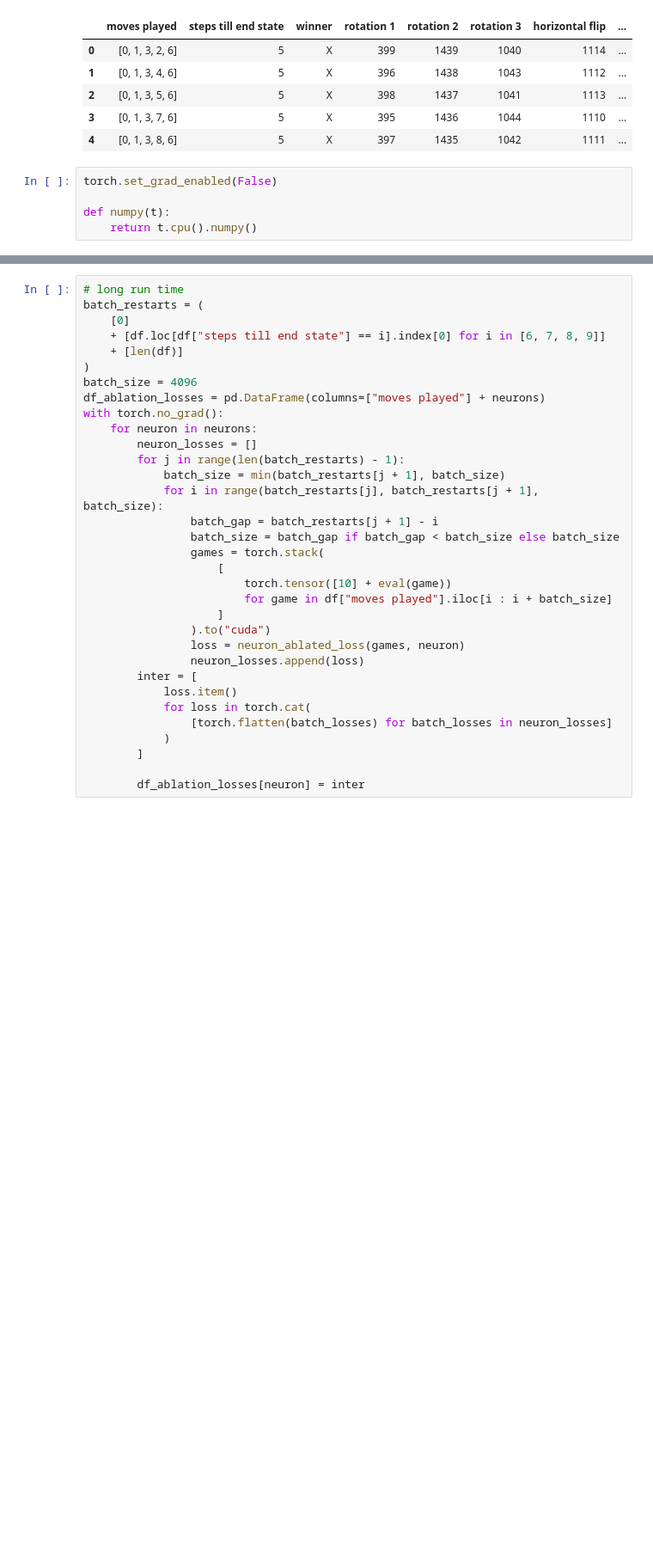
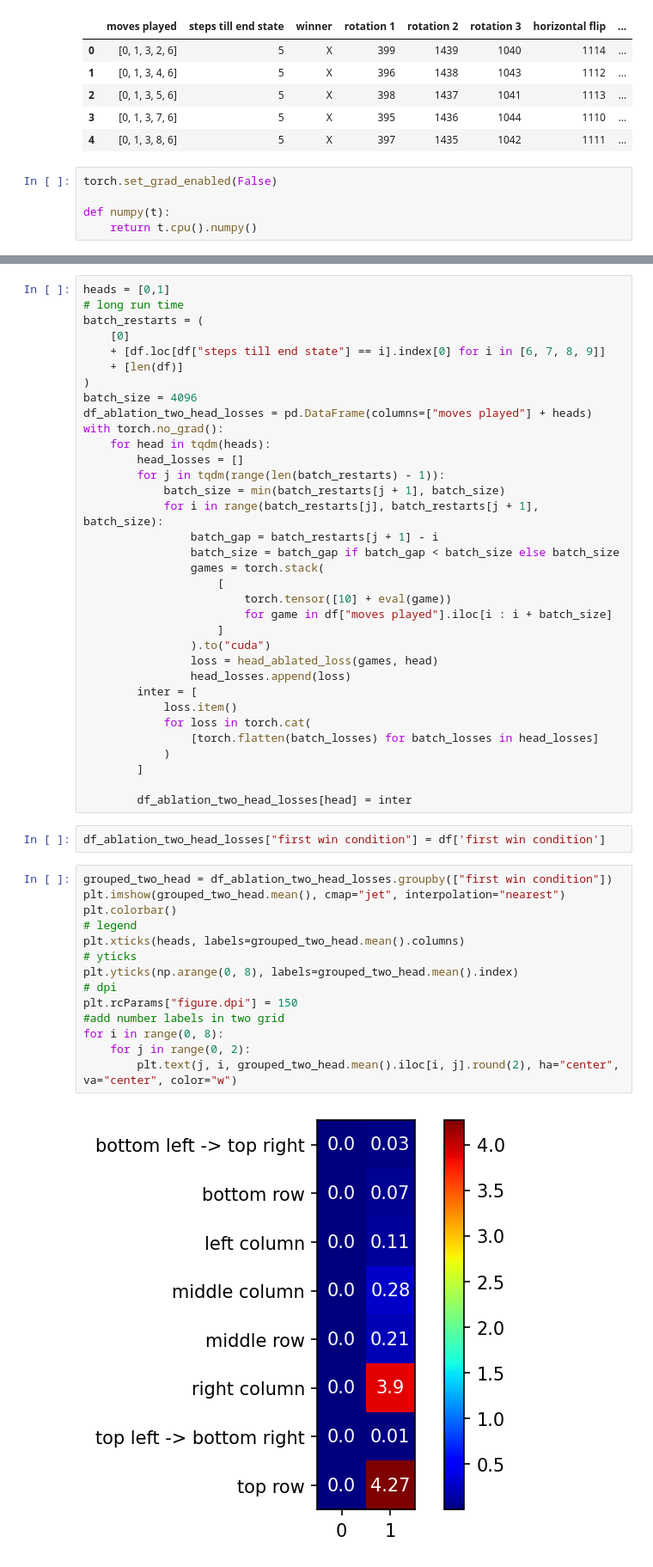
Before and after one commit to obayyub/Alphatoe, a Jupyter notebook: notebooks/230803_head_ablation_game_end_type_all_games.ipynb, the cells around one changed output, grey strips where cells are left out. Shown at 86% size. Saved outputs shown, nothing was run; the diff lists cells and outputs as text; blank space fills up the shorter version.

```diff
--- a/notebooks/230803_head_ablation_game_end_type_all_games.ipynb
+++ b/notebooks/230803_head_ablation_game_end_type_all_games.ipynb
@@ -101,4 +194,5 @@ def plot_ablate_one_head(head, seq):
 # %%
+heads = [0,1]
 # long run time
 batch_restarts = (
     [0]
@@ -106,11 +200,11 @@ batch_restarts = (
     + [len(df)]
 )
 batch_size = 4096
-df_ablation_losses = pd.DataFrame(columns=["moves played"] + neurons)
+df_ablation_two_head_losses = pd.DataFrame(columns=["moves played"] + heads)
 with torch.no_grad():
-    for neuron in neurons:
-        neuron_losses = []
-        for j in range(len(batch_restarts) - 1):
+    for head in tqdm(heads):
+        head_losses = []
+        for j in tqdm(range(len(batch_restarts) - 1)):
             batch_size = min(batch_restarts[j + 1], batch_size)
             for i in range(batch_restarts[j], batch_restarts[j + 1], batch_size):
                 batch_gap = batch_restarts[j + 1] - i
@@ -121,13 +215,31 @@ with torch.no_grad():
                         for game in df["moves played"].iloc[i : i + batch_size]
                     ]
                 ).to("cuda")
-                loss = neuron_ablated_loss(games, neuron)
-                neuron_losses.append(loss)
+                loss = head_ablated_loss(games, head)
+                head_losses.append(loss)
         inter = [
             loss.item()
             for loss in torch.cat(
-                [torch.flatten(batch_losses) for batch_losses in neuron_losses]
+                [torch.flatten(batch_losses) for batch_losses in head_losses]
             )
         ]
 
-        df_ablation_losses[neuron] = inter
+        df_ablation_two_head_losses[head] = inter
+# %%
+df_ablation_two_head_losses["first win condition"] = df['first win condition']
+# %%
+grouped_two_head = df_ablation_two_head_losses.groupby(["first win condition"])
+plt.imshow(grouped_two_head.mean(), cmap="jet", interpolation="nearest")
+plt.colorbar()
+# legend
+plt.xticks(heads, labels=grouped_two_head.mean().columns)
+# yticks
+plt.yticks(np.arange(0, 8), labels=grouped_two_head.mean().index)
+# dpi
+plt.rcParams["figure.dpi"] = 150
+#add number labels in two grid
+for i in range(0, 8):
+    for j in range(0, 2):
+        plt.text(j, i, grouped_two_head.mean().iloc[i, j].round(2), ha="center", va="center", color="w")
+# %% [output]
+[figure, added]
```
Also changed, not shown: parts of 8 cells of this notebook.
